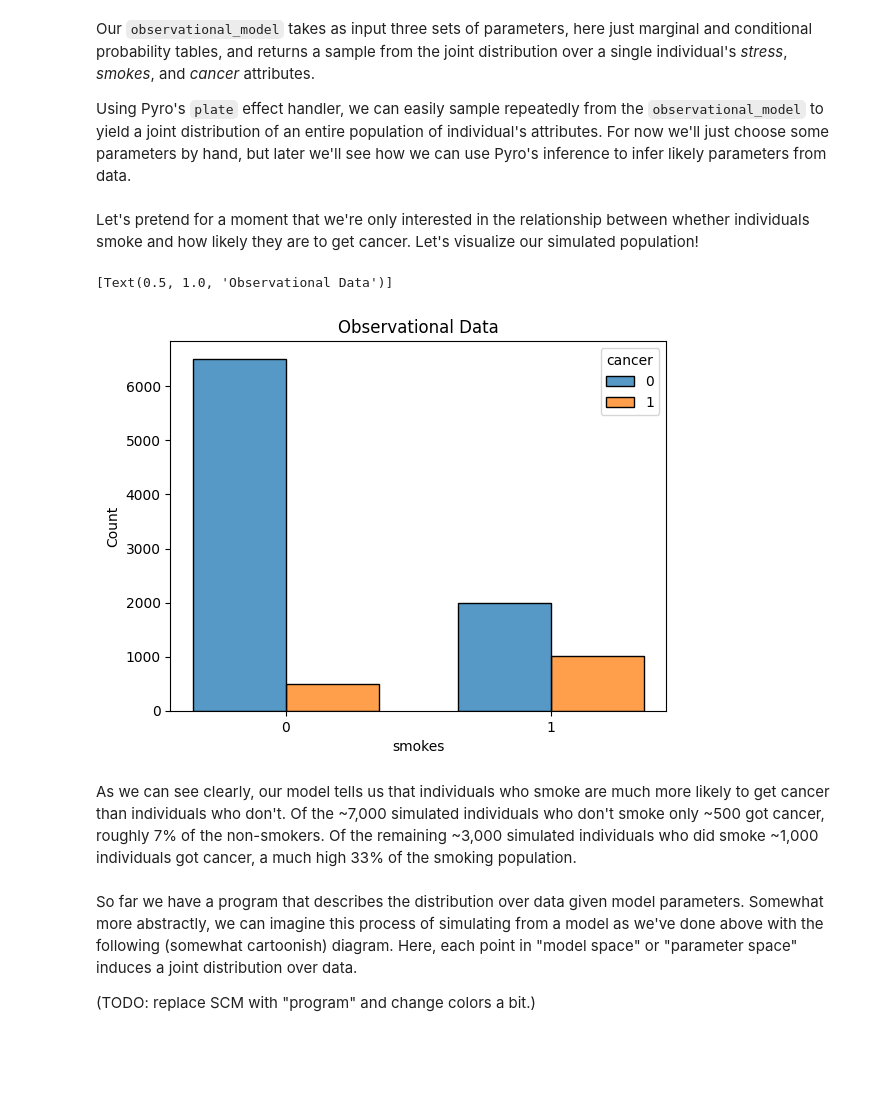
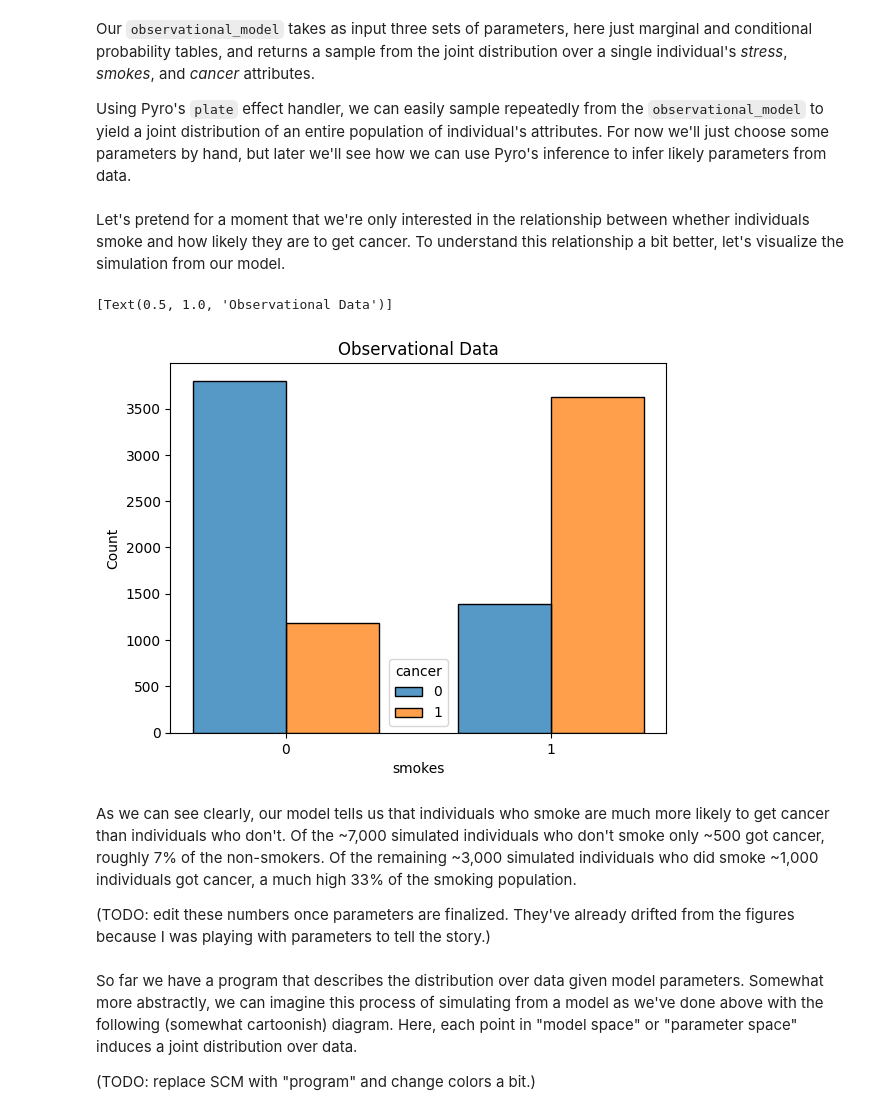
Before and after one commit to BasisResearch/chirho, a Jupyter notebook: docs/source/tutorial_i.ipynb, the cells around one changed output. Drawn from its saved outputs; the diff is of its cells as text; code cells hidden in the pictures; blank space fills up the shorter version.

Commit message:
Finished observation 1 in tutorial 1

```diff
--- a/docs/source/tutorial_i.ipynb
+++ b/docs/source/tutorial_i.ipynb
@@ -50,33 +50,35 @@ choose some parameters by hand, but later we'll see how we can use Pyro's infere
 parameters from data.
 # %%
 stress_pt = torch.tensor([0.5])
-smokes_cpt  = torch.tensor([0.1, 0.5])
-cancer_cpt  = torch.tensor([[0.05, 0.3], [0.1, 0.35]])
+smokes_cpt  = torch.tensor([0.2, 0.8])
+cancer_cpt  = torch.tensor([[0.1, 0.15],
+                            [0.8, 0.85]])
 
 n_individuals = 10000
-
 with pyro.plate("individuals", n_individuals, dim=-1):
     stress_obs, smokes_obs, cancer_obs = observational_model(stress_pt, smokes_cpt, cancer_cpt)
 # %% [markdown]
 Let's pretend for a moment that we're only interested in the relationship between whether individuals smoke
-and how likely they are to get cancer. Let's visualize our simulated population!
+and how likely they are to get cancer. To understand this relationship a bit better, let's visualize the simulation from our model.
 # %%
 import matplotlib.pyplot as plt
 import seaborn as sns
 import pandas as pd
 
-obs_data = torch.concat((stress_obs.reshape(-1, 1), smokes_obs.reshape(-1, 1), cancer_obs.reshape(-1, 1)), axis=-1)
+data_obs = torch.concat((stress_obs.reshape(-1, 1), smokes_obs.reshape(-1, 1), cancer_obs.reshape(-1, 1)), axis=-1)
 
-obs_frame = pd.DataFrame(obs_data.numpy(), columns=["stressed", "smokes", "cancer"]).astype("category").replace({0:"0", 1:"1"})
+frame_obs = pd.DataFrame(data_obs.numpy(), columns=["stressed", "smokes", "cancer"]).astype("category").replace({0:"0", 1:"1"})
 
-sns.histplot(x='smokes', hue='cancer', multiple="dodge", shrink=0.7, data=obs_frame).set(title='Observational Data')
+sns.histplot(x='smokes', hue='cancer', multiple="dodge", shrink=0.7, data=frame_obs).set(title='Observational Data')
 # %% [output]
 [Text(0.5, 1.0, 'Observational Data')]
-[figure, old version]
+[figure, new version]
 # %% [markdown]
 As we can see clearly, our model tells us that individuals who smoke are much more likely to get cancer than individuals
 who don't. Of the ~7,000 simulated individuals who don't smoke only ~500 got cancer, roughly 7% of the non-smokers. Of the
 remaining ~3,000 simulated individuals who did smoke ~1,000 individuals got cancer, a much high 33% of the smoking population.
+
+(TODO: edit these numbers once parameters are finalized. They've already drifted from the figures because I was playing with parameters to tell the story.)
 # %% [markdown]
 So far we have a program that describes the distribution over data given model parameters.
 Somewhat more abstractly, we can imagine this process of simulating from a model as we've done above
```
Also changed, not shown: parts of 12 cells of this notebook, 1 other file.
